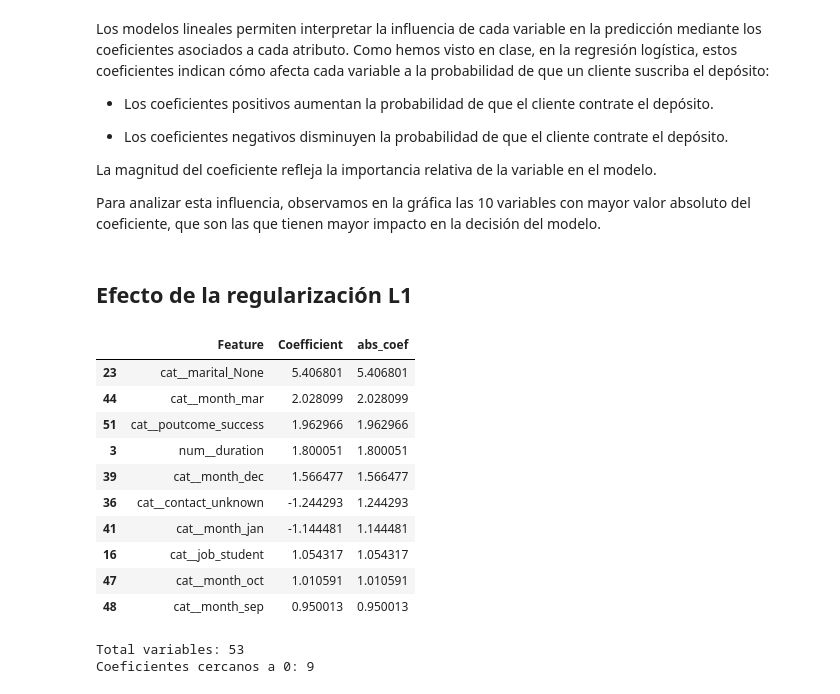
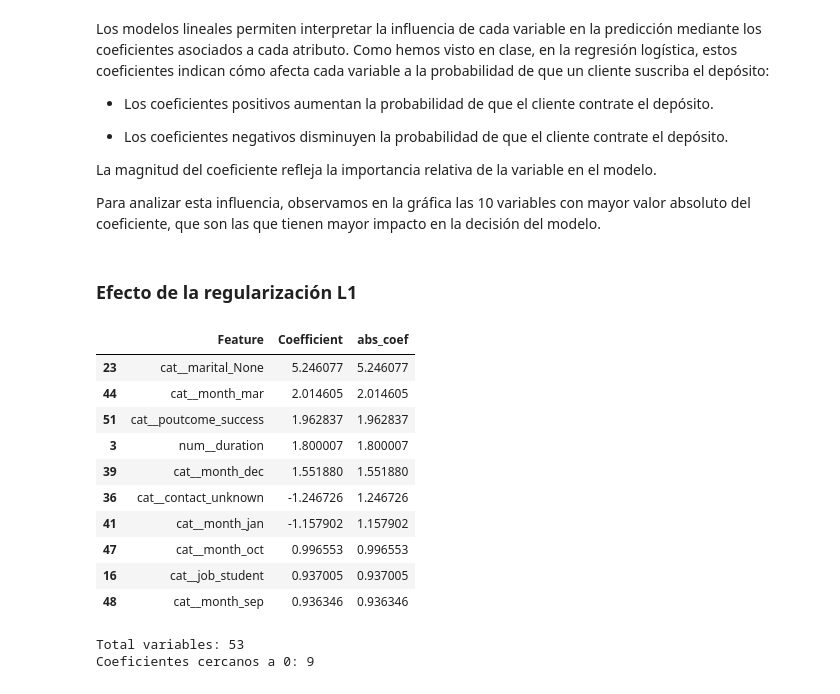
Before and after one commit to 100495785/Grupo17_Practica1, a Jupyter notebook: EDA_Practica1.ipynb, the cells around one changed output. Saved outputs shown, nothing was run; the diff lists cells and outputs as text; code cells hidden in the pictures.

```diff
--- a/EDA_Practica1.ipynb
+++ b/EDA_Practica1.ipynb
@@ -1244,0 +1240,33 @@ Así, la regresión logística alcanza una accuracy media de aproximadamente **0
+# %%
+logreg_l1_pipe = Pipeline([
+    ("preprocessor", preprocessor),
+    ("clf", LogisticRegression(
+        solver="saga",
+        # penalty="elasticnet",
+        l1_ratio=1,
+        max_iter=5000,
+        random_state=SEED
+    ))
+])
+
+param_grid_logreg_l1 = {
+    "clf__C": [0.001, 0.01, 0.1, 1, 10, 100]
+}
+
+grid_logreg_l1 = GridSearchCV(
+    logreg_l1_pipe,
+    param_grid_logreg_l1,
+    cv=cv,
+    scoring="accuracy",
+    n_jobs=-1
+)
+
+start = time.time()
+
+grid_logreg_l1.fit(X_train, y_train)
+
+logreg_l1_hpo_time = time.time() - start
+
+print("Best params:", grid_logreg_l1.best_params_)
+print("Best CV accuracy:", grid_logreg_l1.best_score_)
+print("Training time (HPO):", logreg_l1_hpo_time)
@@ -1399,38 +1440,40 @@ La magnitud del coeficiente refleja la importancia relativa de la variable en el
 
 Para analizar esta influencia, observamos en la gráfica las 10 variables con mayor valor absoluto del coeficiente, que son las que tienen mayor impacto en la decisión del modelo.
 # %% [markdown]
-## Efecto de la regularización L1
+### Efecto de la regularización L1
 # %%
 # Entrenamos el modelo L1 con todo el train
-best_logreg_l1 = logreg_l1
+# best_logreg_l1 = logreg_l1
+best_logreg_l1 = grid_logreg_l1.best_estimator_
 best_logreg_l1.fit(X_train, y_train)
 
 feature_names = best_logreg_l1.named_steps["preprocessor"].get_feature_names_out()
+
 
 coef_l1 = best_logreg_l1.named_steps["clf"].coef_[0]
 
 l1_importance = pd.DataFrame({
     "Feature": feature_names,
     "Coefficient": coef_l1
 })
 
 l1_importance["abs_coef"] = l1_importance["Coefficient"].abs()
 
 l1_importance = l1_importance.sort_values("abs_coef", ascending=False)
 
 l1_importance.head(10)
 # %% [output]
 |  | Feature | Coefficient | abs_coef |
-| 23 | cat__marital_None | 5.406801 | 5.406801 |
-| 44 | cat__month_mar | 2.028099 | 2.028099 |
-| 51 | cat__poutcome_success | 1.962966 | 1.962966 |
-| 3 | num__duration | 1.800051 | 1.800051 |
-| 39 | cat__month_dec | 1.566477 | 1.566477 |
-| 36 | cat__contact_unknown | -1.244293 | 1.244293 |
-| 41 | cat__month_jan | -1.144481 | 1.144481 |
-| 16 | cat__job_student | 1.054317 | 1.054317 |
-| 47 | cat__month_oct | 1.010591 | 1.010591 |
-| 48 | cat__month_sep | 0.950013 | 0.950013 |
+| 23 | cat__marital_None | 5.246077 | 5.246077 |
+| 44 | cat__month_mar | 2.014605 | 2.014605 |
+| 51 | cat__poutcome_success | 1.962837 | 1.962837 |
+| 3 | num__duration | 1.800007 | 1.800007 |
+| 39 | cat__month_dec | 1.551880 | 1.551880 |
+| 36 | cat__contact_unknown | -1.246726 | 1.246726 |
+| 41 | cat__month_jan | -1.157902 | 1.157902 |
+| 47 | cat__month_oct | 0.996553 | 0.996553 |
+| 16 | cat__job_student | 0.937005 | 0.937005 |
+| 48 | cat__month_sep | 0.936346 | 0.936346 |
 # %%
 print("Total variables:", len(coef_l1))
 print("Coeficientes cercanos a 0:", (abs(coef_l1) < 0.001).sum())
```
Also changed, not shown: parts of 36 cells of this notebook.
